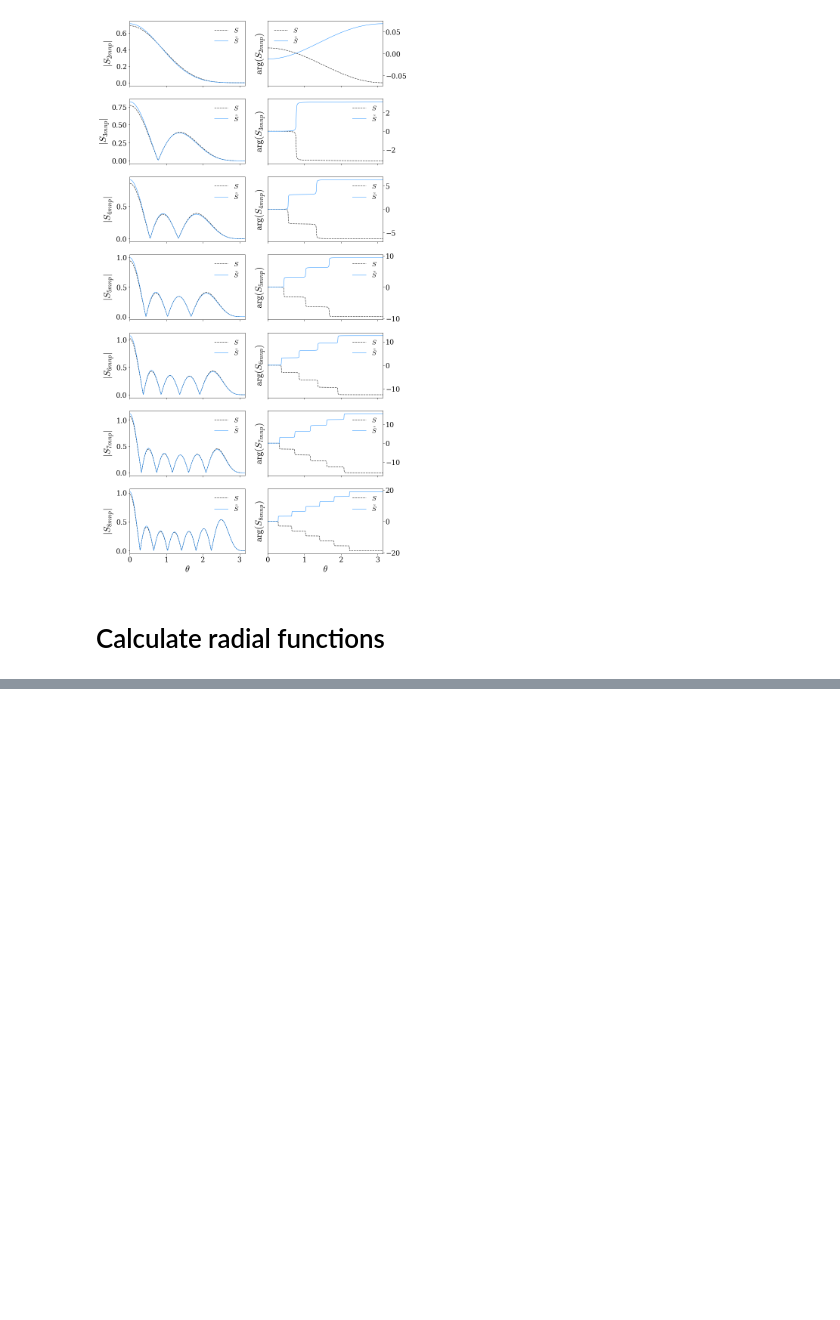
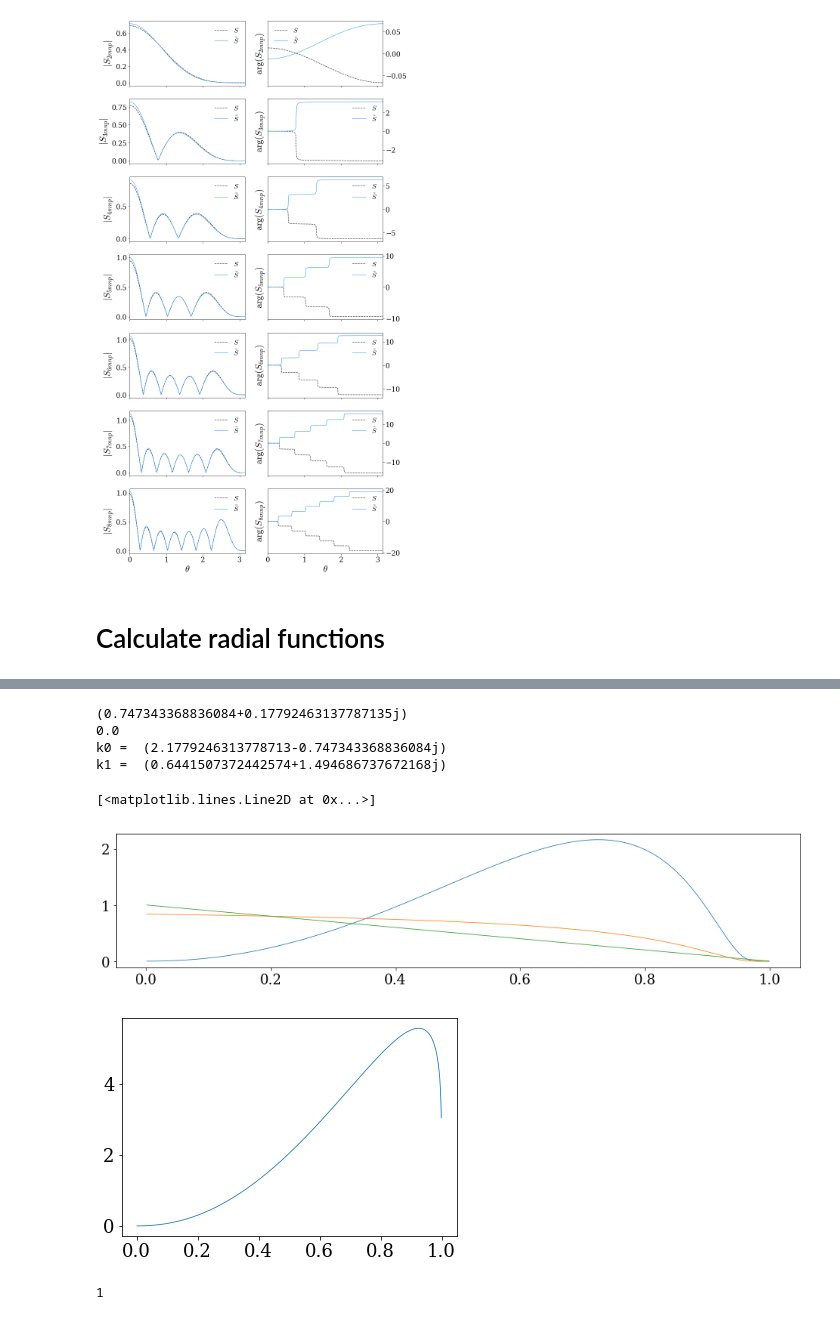
Before and after one commit to llondon6/koalas, a Jupyter notebook: examples/qnmobj_class_example.ipynb, the cells around one changed output, grey strips where cells are left out. Drawn from its saved outputs; the diff is of its cells as text; code cells hidden in the pictures; blank space fills up the shorter version.

```diff
--- a/examples/qnmobj_class_example.ipynb
+++ b/examples/qnmobj_class_example.ipynb
@@ -280,0 +292,77 @@ array([<matplotlib.axes._subplots.AxesSubplot object at 0x...>,
+# %%
+
+cw = 2*foo.cw
+a = foo.a/2
+print cw
+print a
+
+zero = 1e-3
+x = linspace(zero,1-zero,1024)
+
+
+ss = s
+
+b = sqrt(1-4*a*a) # sqrt( M*M - a*a )
+rp = (1 + b)*0.5
+rm = (1 - b)*0.5
+
+sp = (-(a*m) + rp*cw)*1.0/b
+k0 = -ss - 1j*sp
+k1 = -1 - ss + 1j*cw + 1j*sp
+r = (-rp + rm*x)*1.0/(-1 + x)
+
+CC = 1#(rm-rp)**(1+2*s-2j*0.5*cw)
+
+print 'k0 = ',k0
+print 'k1 = ',k1
+
+pre_solution_r = CC * ((r-rp)**k0) * ((r-rm)**k1 )* exp(1j*r*cw)
+
+pre_solution =  exp((1j*cw*(-rp + rm*x))*1.0/(-1 + x))*(-1 + x)**(1 - 1j*cw + 2*s)*x**((1j*(a*m - cw*rp))*1.0/sqrt(1 - 4*a**2) - s)
+
+large_r_pre_solution =  exp(1j*r*cw)*r**(-1 + (2*1j)*0.5*cw)
+
+#
+M = 0.5
+horizon_scaling = (exp(((-1j*1.0/2)*(a*m - 4*cw*M*rp))*1.0/M - (1j*(cw - \
+(a*m)*1.0/(2*M*rp))*(-rp + rm*x))*1.0/(-1 + x))*(rm - \
+rp)**(2*s))*1.0/(((rm - rp)**2*x)*1.0/(-1 + x)**2)**s
+
+#
+infinity_scaling = exp((1j*cw*(-rp + rm*x))*1.0/(-1 + x))*(-rp + rm*x)**(1 + 2*s)*((-rp \
++ rm*x)*1.0/(-1 + x))**(-1 - 2*s)
+
+figure( figsize=1*figaspect(0.2) )
+
+# plot(x,abs(exp(1j*cw.conj()*r)*(r**(-1-2*(2)+1j*cw))))
+
+# plot(x,abs(((r-rp)**k0)) )
+# plot(x,abs((r-rm)**k1) )
+# plot(x,abs(exp(1j*r*cw)) )
+# plot(x,abs(pre_solution_r) )
+plot(x,abs(pre_solution)/r**3 )
+plot(x,abs(infinity_scaling)/r**3)
+plot(x,1.0/r)
+
+# xlim(0.9,1)
+# x0,x1 = xlim()
+# mask = (x>x0) & (x<x1)
+# ylim( lim(abs(pre_solution_r[mask])) )
+# yscale('log')
+# xscale('log')
+
+figure()
+
+plot(x,abs(pre_solution)/abs(infinity_scaling) )
+# %% [output]
+(0.747343368836084+0.17792463137787135j)
+0.0
+k0 =  (2.1779246313778713-0.747343368836084j)
+k1 =  (0.6441507372442574+1.494686737672168j)
+[<matplotlib.lines.Line2D at 0x...>]
+[figure, added]
+[figure, added]
+# %%
+print abs(CC)
+# %% [output]
+1
```
Also changed, not shown: parts of 14 cells of this notebook, 4 other files.
